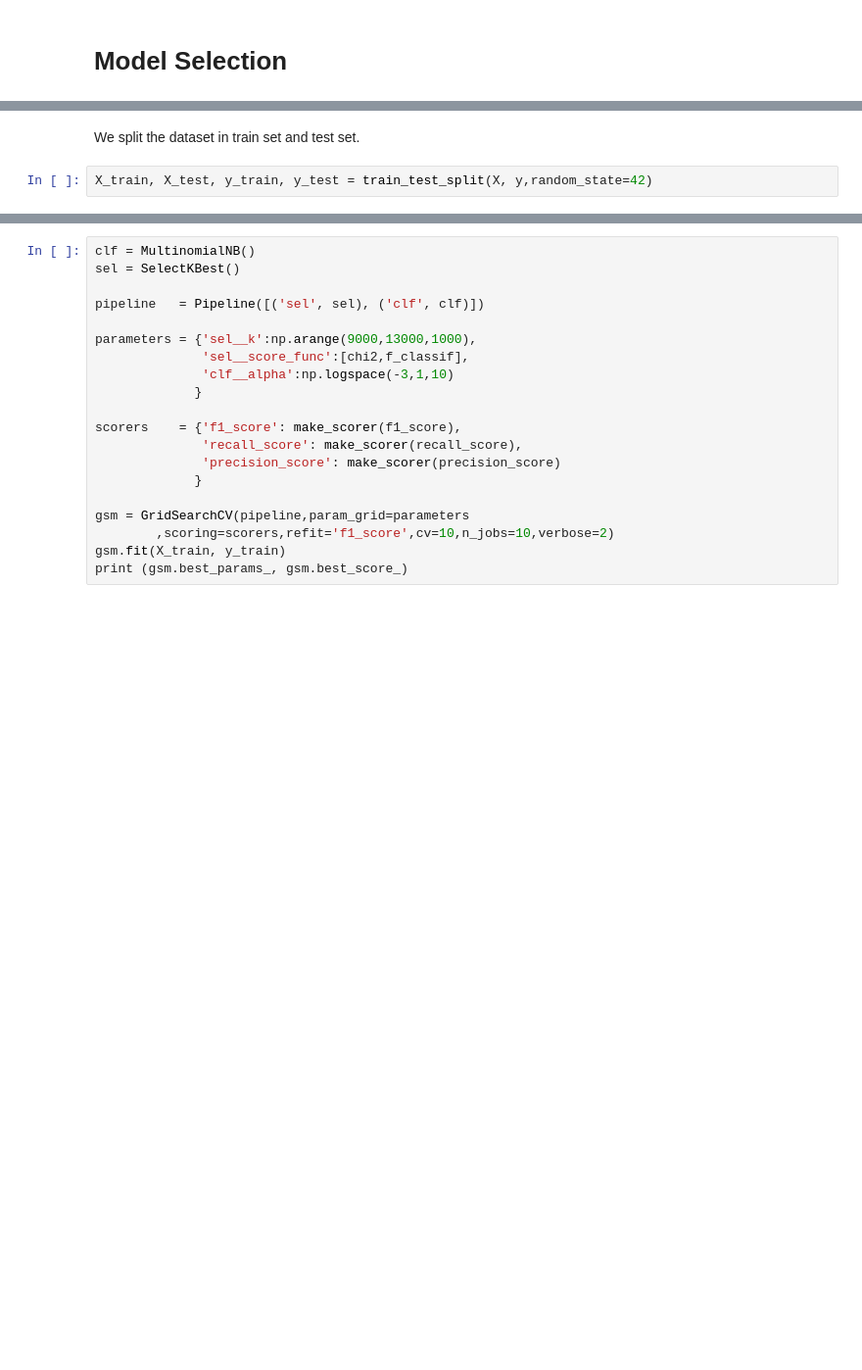
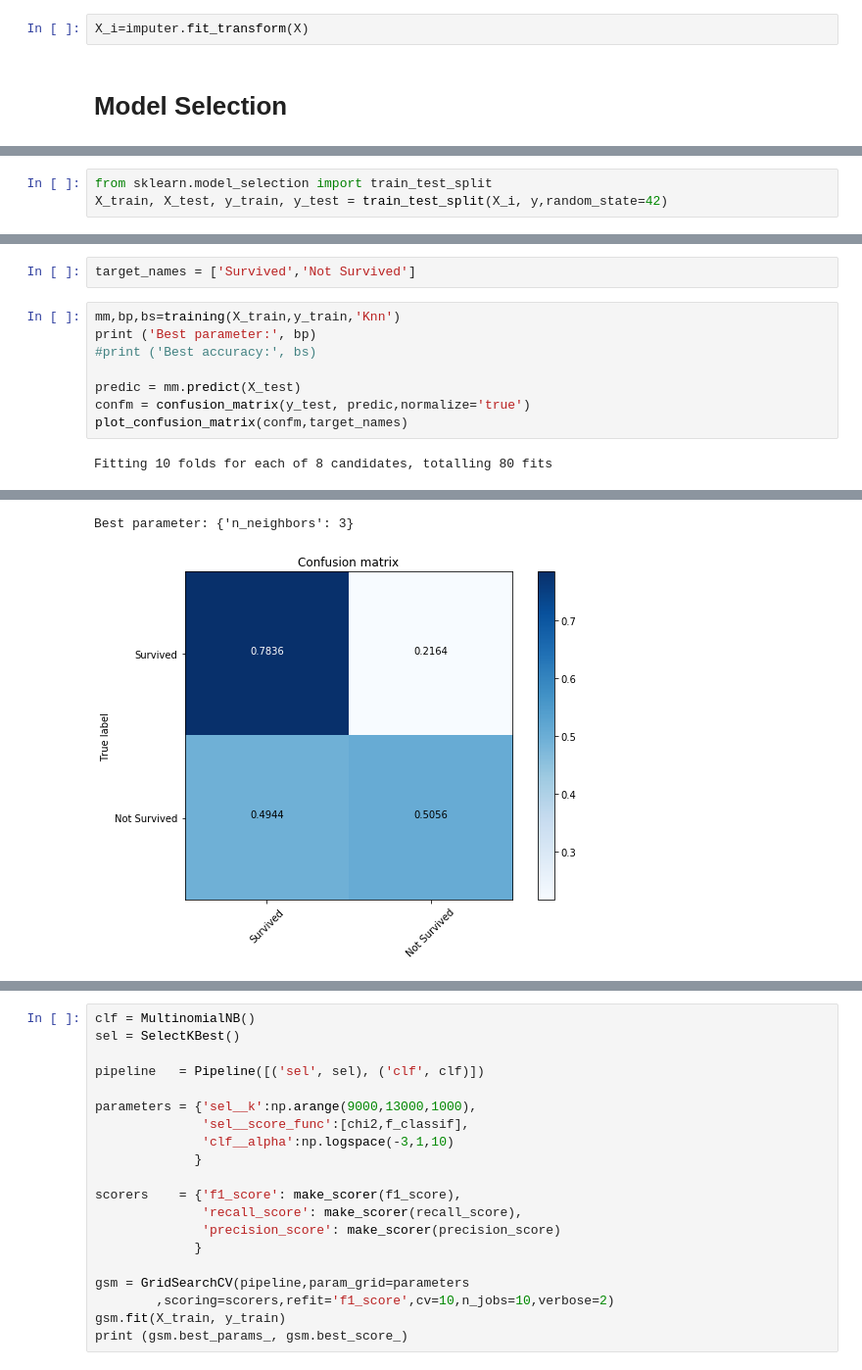
Before and after one commit to espoma/Kaggle_Titanic, a Jupyter notebook: kaggle_template.ipynb, the cells around one changed output, grey strips where cells are left out. Shown at 98% size. Drawn from its saved outputs; the diff is of its cells as text; blank space fills up the shorter version.

```diff
--- a/kaggle_template.ipynb
+++ b/kaggle_template.ipynb
@@ -244,2 +78,4 @@ print ('# of features', X.shape[1])
+# %%
+X_i=imputer.fit_transform(X)
 # %% [markdown]
 # Model Selection
@@ -305,0 +82,3 @@ from sklearn.pipeline import Pipeline
+# %%
+from sklearn.model_selection import train_test_split
+X_train, X_test, y_train, y_test = train_test_split(X_i, y,random_state=42)
@@ -345,7 +227,15 @@ def plot_confusion_matrix(cm,target_names,title='Confusion matrix', cmap=None,no
     plt.tight_layout()
     plt.ylabel('True label')
     plt.show()
-# %% [markdown]
-We split the dataset in train set and test set.
-# %%
-X_train, X_test, y_train, y_test = train_test_split(X, y,random_state=42)
+# %%
+target_names = ['Survived','Not Survived']
+# %%
+mm,bp,bs=training(X_train,y_train,'Knn')
+print ('Best parameter:', bp)
+#print ('Best accuracy:', bs)
+
+predic = mm.predict(X_test)
+confm = confusion_matrix(y_test, predic,normalize='true')
+plot_confusion_matrix(confm,target_names)
+# %% [output]
+Fitting 10 folds for each of 8 candidates, totalling 80 fits
@@ -351,0 +245,2 @@ X_train, X_test, y_train, y_test = train_test_split(X, y,random_state=42)
+Best parameter: {'n_neighbors': 3}
+[figure, added]
```
Also changed, not shown: parts of 54 cells of this notebook.
